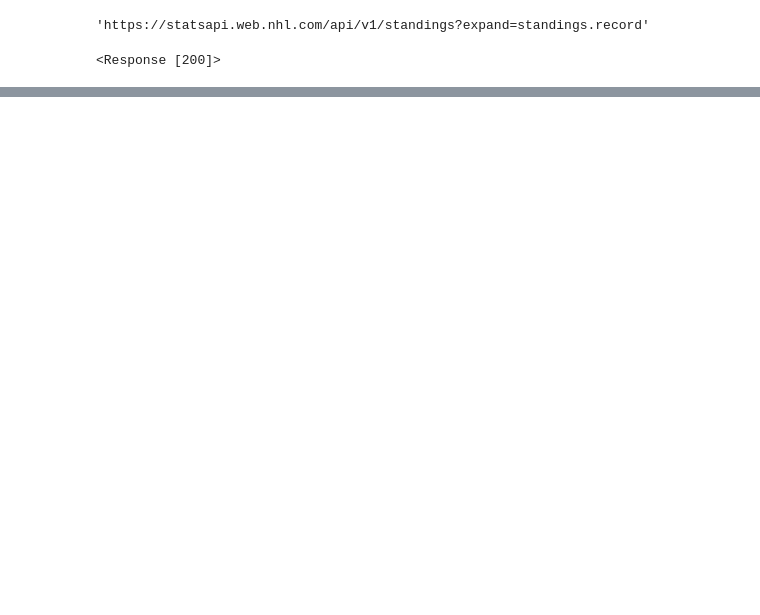
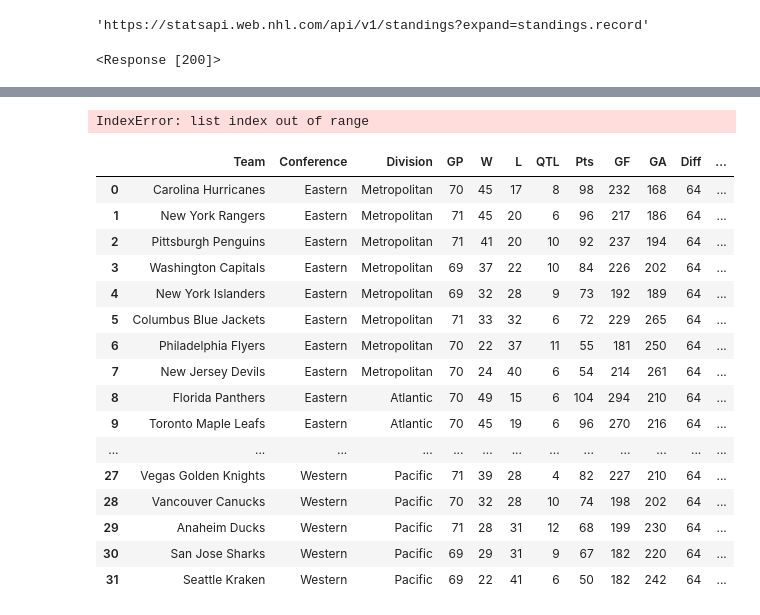
Before and after one commit to justinkirk8/hockey_stats, a Jupyter notebook: hockey_api_test.ipynb, the cells around one changed output, grey strips where cells are left out. Cells and saved outputs as stored; diff of their text form; code cells hidden in the pictures; blank space fills up the shorter version.

```diff
--- a/hockey_api_test.ipynb
+++ b/hockey_api_test.ipynb
@@ -119,0 +125,66 @@ test_df.head()
+# %%
+test = hockey_json['records'][]
+pprint(test)
+# %% [output]
+IndexError: list index out of range
+# %%
+# building loops to get info on all teams
+x=0
+y=0
+
+current_stat_df=pd.DataFrame(columns=('Team','Conference','Division','GP','W','L','QTL','Pts','GF','GA','Diff','L10','Strk'))
+
+x_max = len(hockey_json['records'])
+
+while x < x_max:
+    y = 0
+    y_max = len(hockey_json['records'][x]['teamRecords'])
+    while y < y_max:
+        team_name = hockey_json['records'][x]['teamRecords'][y]['team']['name']
+        team_division = hockey_json['records'][x]['division']['name']
+        team_conference = hockey_json['records'][x]['conference']['name']
+        team_gp = hockey_json['records'][x]['teamRecords'][y]['gamesPlayed']
+        team_W = hockey_json['records'][x]['teamRecords'][y]['leagueRecord']['wins']
+        team_L = hockey_json['records'][x]['teamRecords'][y]['leagueRecord']['losses']
+        team_QTL = hockey_json['records'][x]['teamRecords'][y]['leagueRecord']['ot']
+        team_Pts = hockey_json['records'][x]['teamRecords'][y]['points']
+        team_GF = hockey_json['records'][x]['teamRecords'][y]['goalsScored']
+        team_GA = hockey_json['records'][x]['teamRecords'][y]['goalsAgainst']
+
+        team = {'Team' : team_name,
+           'Division':team_division,
+           'Conference':team_conference,
+           'GP': team_gp,
+           'W': team_W,
+           'L': team_L,
+           'QTL': team_QTL,
+           'Pts': team_Pts,
+           'GF': team_GF,
+           'GA': team_GA,
+           'Diff': team_diff,
+           'L10': team_L10,
+           'Strk': team_strk}
+
+        current_stat_df = current_stat_df.append(team,ignore_index=True)
+        y = y + 1
+    x = x + 1
+
+current_stat_df
+# %% [output]
+|  | Team | Conference | Division | GP | W | L | QTL | Pts | GF | GA | Diff | ... |
+| 0 | Carolina Hurricanes | Eastern | Metropolitan | 70 | 45 | 17 | 8 | 98 | 232 | 168 | 64 | ... |
+| 1 | New York Rangers | Eastern | Metropolitan | 71 | 45 | 20 | 6 | 96 | 217 | 186 | 64 | ... |
+| 2 | Pittsburgh Penguins | Eastern | Metropolitan | 71 | 41 | 20 | 10 | 92 | 237 | 194 | 64 | ... |
+| 3 | Washington Capitals | Eastern | Metropolitan | 69 | 37 | 22 | 10 | 84 | 226 | 202 | 64 | ... |
+| 4 | New York Islanders | Eastern | Metropolitan | 69 | 32 | 28 | 9 | 73 | 192 | 189 | 64 | ... |
+| 5 | Columbus Blue Jackets | Eastern | Metropolitan | 71 | 33 | 32 | 6 | 72 | 229 | 265 | 64 | ... |
+| 6 | Philadelphia Flyers | Eastern | Metropolitan | 70 | 22 | 37 | 11 | 55 | 181 | 250 | 64 | ... |
+| 7 | New Jersey Devils | Eastern | Metropolitan | 70 | 24 | 40 | 6 | 54 | 214 | 261 | 64 | ... |
+| 8 | Florida Panthers | Eastern | Atlantic | 70 | 49 | 15 | 6 | 104 | 294 | 210 | 64 | ... |
+| 9 | Toronto Maple Leafs | Eastern | Atlantic | 70 | 45 | 19 | 6 | 96 | 270 | 216 | 64 | ... |
+| ... | ... | ... | ... | ... | ... | ... | ... | ... | ... | ... | ... | ... |
+| 27 | Vegas Golden Knights | Western | Pacific | 71 | 39 | 28 | 4 | 82 | 227 | 210 | 64 | ... |
+| 28 | Vancouver Canucks | Western | Pacific | 70 | 32 | 28 | 10 | 74 | 198 | 202 | 64 | ... |
+| 29 | Anaheim Ducks | Western | Pacific | 71 | 28 | 31 | 12 | 68 | 199 | 230 | 64 | ... |
+| 30 | San Jose Sharks | Western | Pacific | 69 | 29 | 31 | 9 | 67 | 182 | 220 | 64 | ... |
+| 31 | Seattle Kraken | Western | Pacific | 69 | 22 | 41 | 6 | 50 | 182 | 242 | 64 | ... |
```
Also changed, not shown: parts of 3 cells of this notebook, 1 other file.
